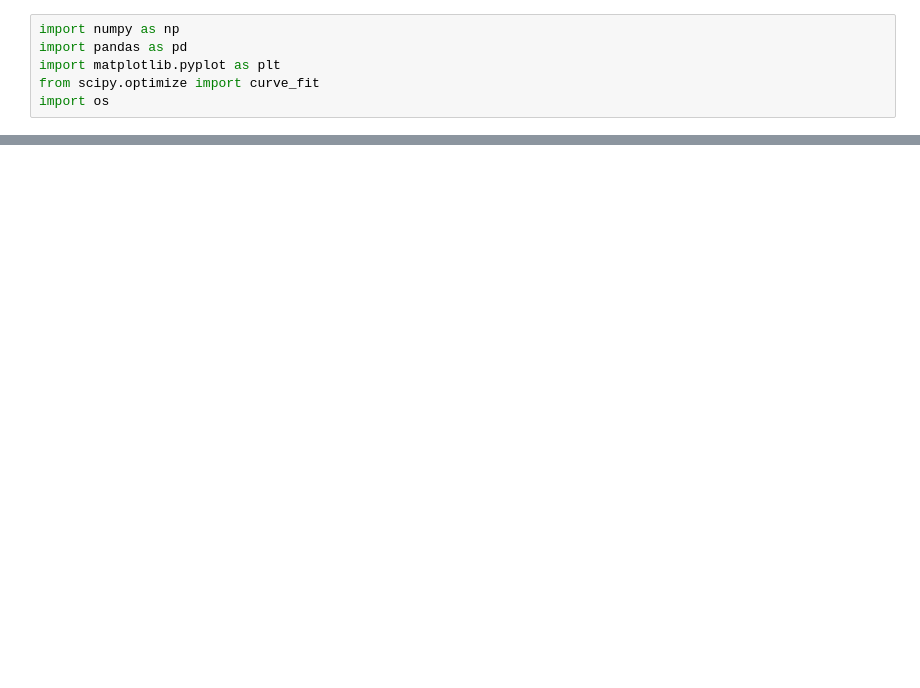
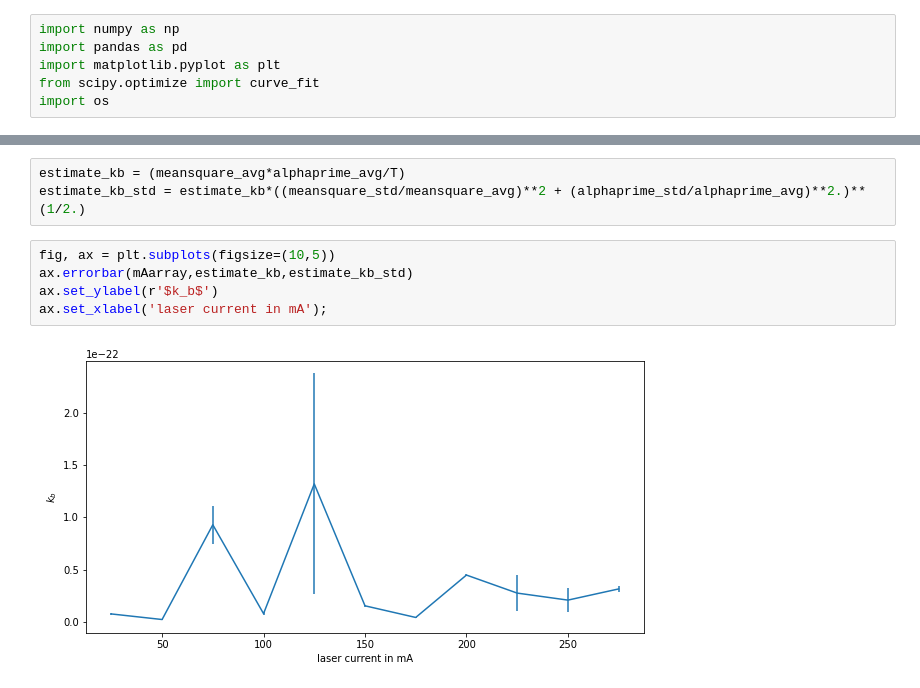
Before and after one commit to Gtwomd/advancedlab3, a Jupyter notebook: code/source/alpha-calculation.ipynb, the cells around one changed output, grey strips where cells are left out. Saved outputs shown, nothing was run; the diff lists cells and outputs as text; blank space fills up the shorter version.

```diff
--- a/code/source/alpha-calculation.ipynb
+++ b/code/source/alpha-calculation.ipynb
@@ -76,0 +91,10 @@ Text(0.5,0,u'laser current in mA')
+# %%
+estimate_kb = (meansquare_avg*alphaprime_avg/T)
+estimate_kb_std = estimate_kb*((meansquare_std/meansquare_avg)**2 + (alphaprime_std/alphaprime_avg)**2.)**(1/2.)
+# %%
+fig, ax = plt.subplots(figsize=(10,5))
+ax.errorbar(mAarray,estimate_kb,estimate_kb_std)
+ax.set_ylabel(r'$k_b$')
+ax.set_xlabel('laser current in mA');
+# %% [output]
+[figure, added]
```
Also changed, not shown: parts of 10 cells of this notebook.
